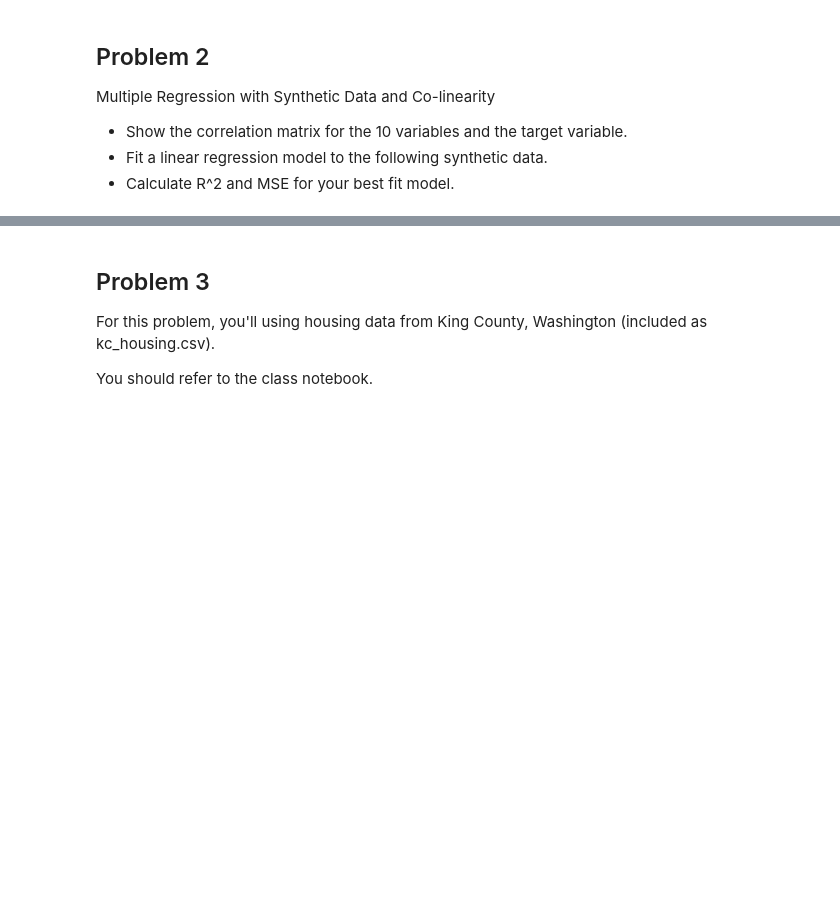
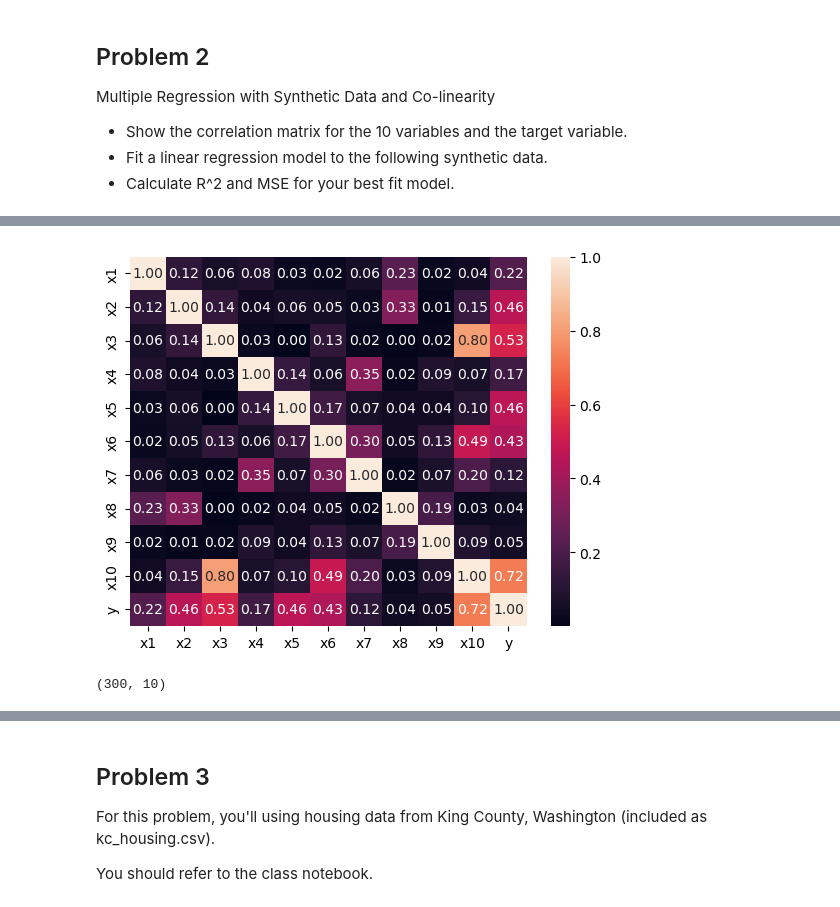
Before and after one commit to GettysburgDataScience/ps1-linear-regression-berlse01, a Jupyter notebook: PS1.ipynb, the cells around one changed output, grey strips where cells are left out. Drawn from its saved outputs; the diff is of its cells as text; code cells hidden in the pictures; blank space fills up the shorter version.

```diff
--- a/PS1.ipynb
+++ b/PS1.ipynb
@@ -125,23 +134,27 @@ Multiple Regression with Synthetic Data and Co-linearity
  - Fit a linear regression model to the following synthetic data.
  - Calculate R^2 and MSE for your best fit model.
 # %%
-np.random.seed(1)
-bias = 20*np.random.randn()
+np.random.seed(15)
+bias = 50*np.random.randn()
 
 X, y, coef = sk.datasets.make_regression(n_samples=300,
-                                   n_features=10,    # n_features = 1 --> simple linear regression
-                                   noise=30,
+                                   n_features=9,    # n_features = 10 --> multiple linear regression
+                                   noise=3,
                                    bias = bias,
                                    n_informative = 6,
-                                   effective_rank = 4,
-                                   random_state=1,
+                                   effective_rank = 6,
+                                   random_state=15,
                                    shuffle = False, # samples will be in order
                                    coef = True)
+
+Xa = (0.6*X[:, 2] + 0.4*X[:, 5]).reshape(-1, 1)
+X = np.hstack([X, Xa])
+coef = np.append(coef, 0)
 
 column_names = [f'x{n+1}' for n in range(X.shape[1])]
 reg2_df = pd.DataFrame(data = X,
              columns = column_names)
 reg2_df['y'] = y
 
-reg2_df
+print_model(bias, coef, column_names, model_name = 'True Model')
 # %% [output]
@@ -160,0 +163,10 @@ reg2_df
+# %%
+corr = reg2_df.corr()
+sns.heatmap(np.abs(corr), annot = True, fmt = '.2f')
+plt.show()
+# %% [output]
+[figure, added]
+# %%
+X.shape
+# %% [output]
+(300, 10)
```
Also changed, not shown: parts of 27 cells of this notebook, 2 other files.
